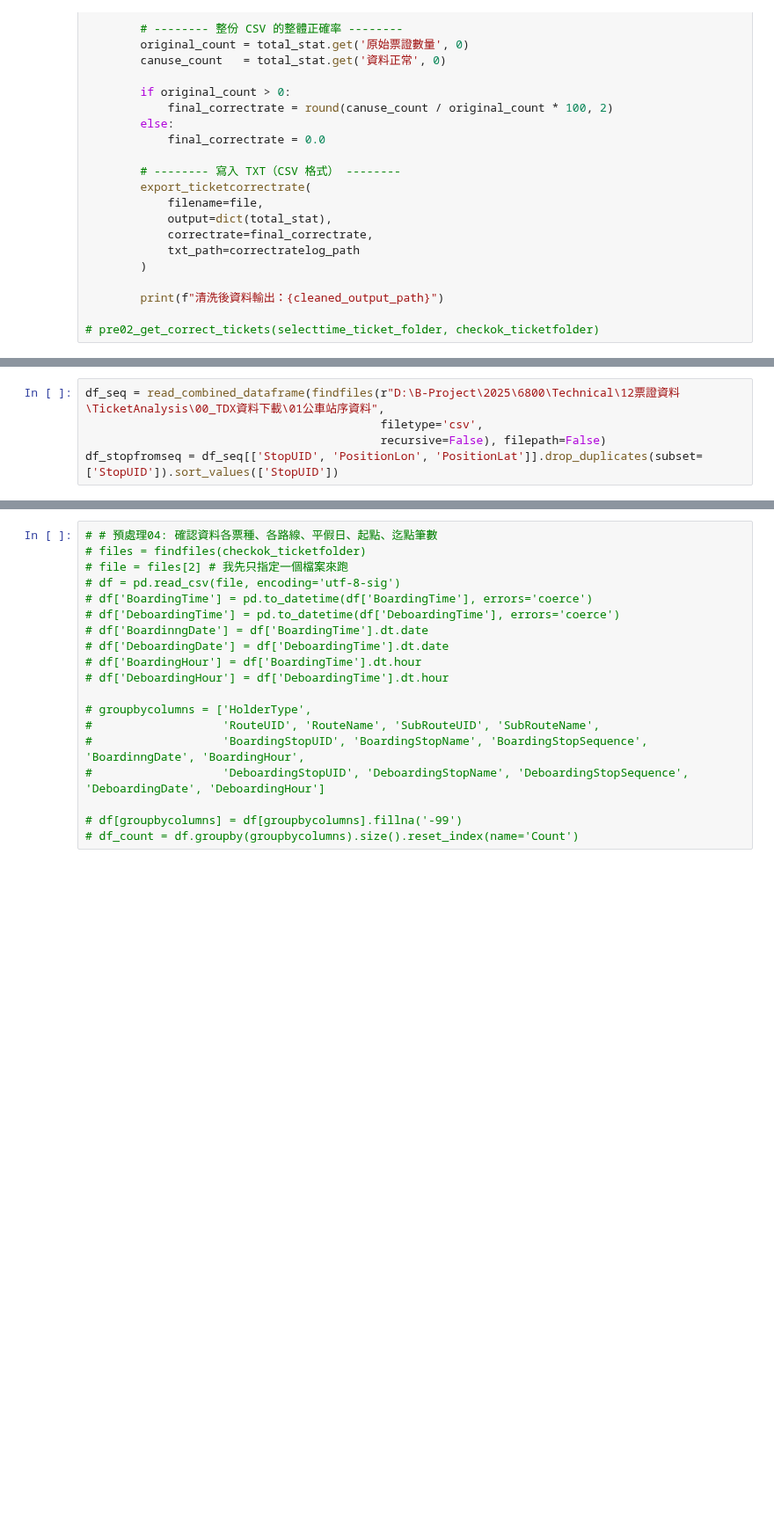
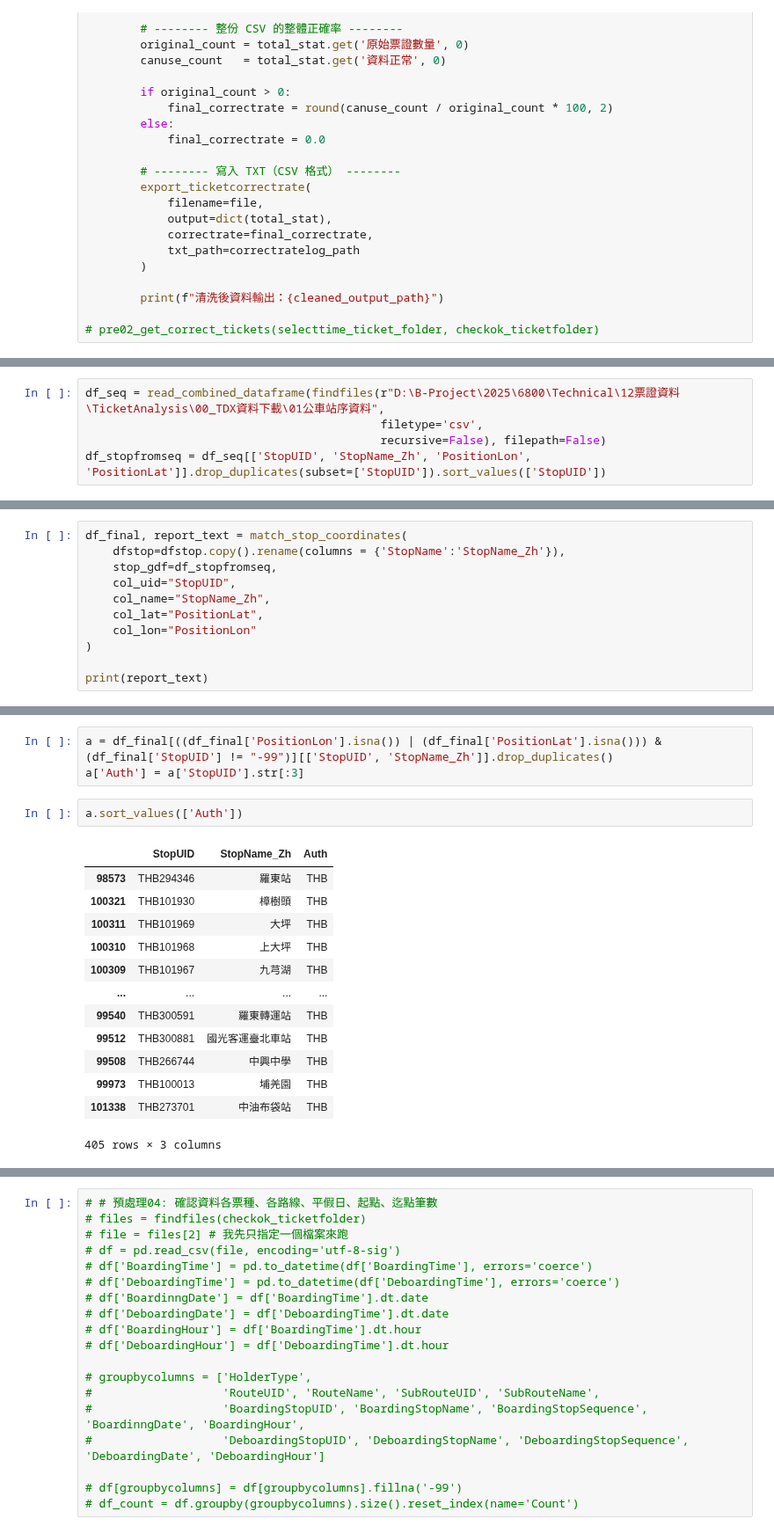
Before and after one commit to KaiChiehKJ/THI-6800-BusTicket, a Jupyter notebook: 03_TicketAnalysisCode.ipynb, the cells around one changed output, grey strips where cells are left out. Shown at 88% size. Saved outputs shown, nothing was run; the diff lists cells and outputs as text; blank space fills up the shorter version.

```diff
--- a/03_TicketAnalysisCode.ipynb
+++ b/03_TicketAnalysisCode.ipynb
@@ -389,4 +541,4 @@ df_stop = read_combined_dataframe(findfiles(check_stopfolder, filetype='csv', re
 df_seq = read_combined_dataframe(findfiles(r"D:\B-Project\2025\6800\Technical\12票證資料\TicketAnalysis\00_TDX資料下載\01公車站序資料",
                                            filetype='csv',
                                            recursive=False), filepath=False)
-df_stopfromseq = df_seq[['StopUID', 'PositionLon', 'PositionLat']].drop_duplicates(subset=['StopUID']).sort_values(['StopUID'])
+df_stopfromseq = df_seq[['StopUID', 'StopName_Zh', 'PositionLon', 'PositionLat']].drop_duplicates(subset=['StopUID']).sort_values(['StopUID'])
@@ -423,0 +577,11 @@ df_stopfromseq
+# %%
+df_final, report_text = match_stop_coordinates(
+    dfstop=dfstop.copy().rename(columns = {'StopName':'StopName_Zh'}),
+    stop_gdf=df_stopfromseq,
+    col_uid="StopUID",
+    col_name="StopName_Zh",
+    col_lat="PositionLat",
+    col_lon="PositionLon"
+)
+
+print(report_text)
@@ -424,3 +600,22 @@ df_stopfromseq
+# %%
+a = df_final[((df_final['PositionLon'].isna()) | (df_final['PositionLat'].isna())) & (df_final['StopUID'] != "-99")][['StopUID', 'StopName_Zh']].drop_duplicates()
+a['Auth'] = a['StopUID'].str[:3]
+# %%
+a.sort_values(['Auth'])
+# %% [output]
+|  | StopUID | StopName_Zh | Auth |
+| 98573 | THB294346 | 羅東站 | THB |
+| 100321 | THB101930 | 樟樹頭 | THB |
+| 100311 | THB101969 | 大坪 | THB |
+| 100310 | THB101968 | 上大坪 | THB |
+| 100309 | THB101967 | 九芎湖 | THB |
+| ... | ... | ... | ... |
+| 99540 | THB300591 | 羅東轉運站 | THB |
+| 99512 | THB300881 | 國光客運臺北車站 | THB |
+| 99508 | THB266744 | 中興中學 | THB |
+| 99973 | THB100013 | 埔羌園 | THB |
+| 101338 | THB273701 | 中油布袋站 | THB |
+405 rows × 3 columns
 # %%
 # 讀取路網
 stop_gdf = gpd.read_file(r'D:\B-Project\2025\6800\Technical\12票證資料\其他分析資料\公路客運站點資料\公路客運站點資料.shp')
```
Also changed, not shown: parts of 8 cells of this notebook.
